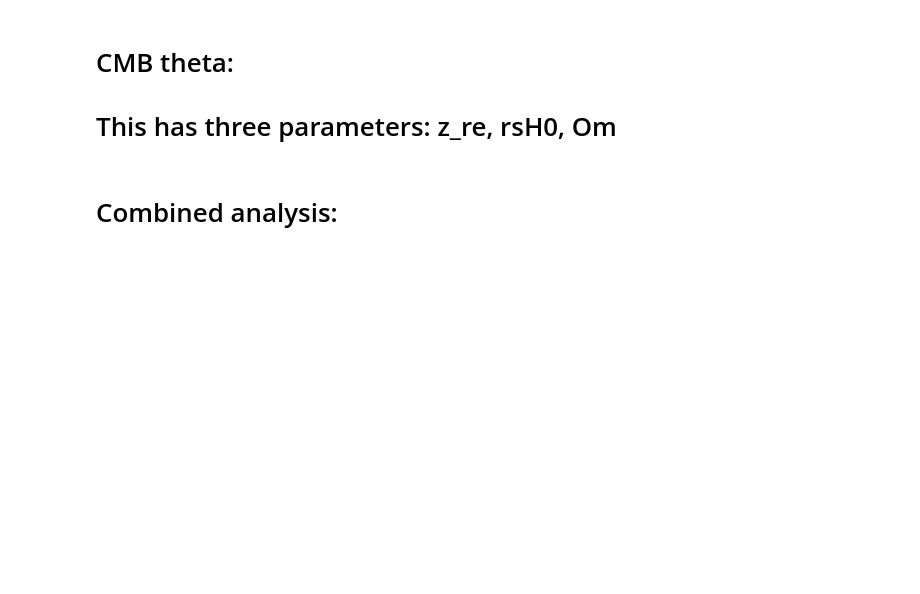
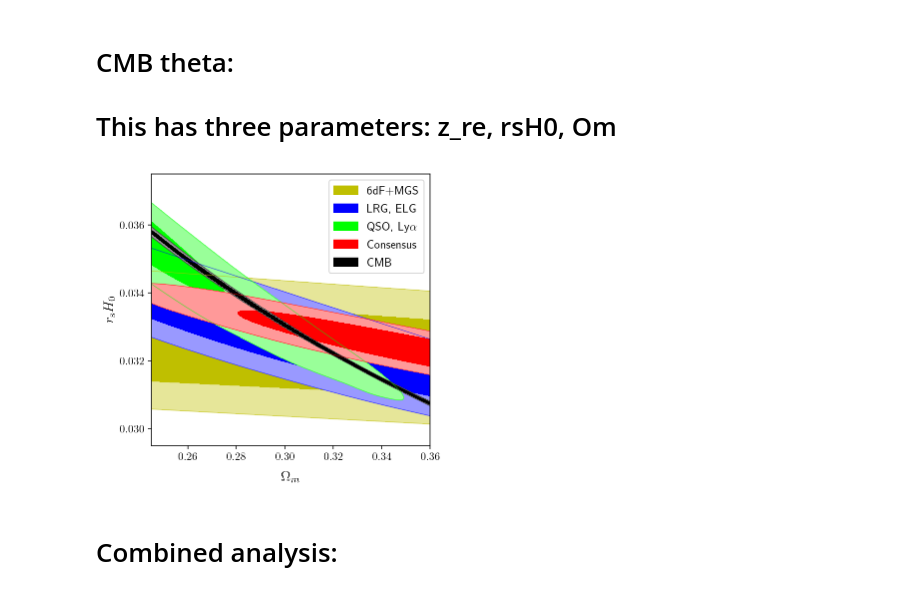
Before and after one commit to WeikangLin/CosmicStds, a Jupyter notebook: MCMC_cosmic_stds.ipynb, the cells around one changed output. Cells and saved outputs as stored; diff of their text form; code cells hidden in the pictures; blank space fills up the shorter version.

```diff
--- a/MCMC_cosmic_stds.ipynb
+++ b/MCMC_cosmic_stds.ipynb
@@ -236,14 +235,40 @@ samples_CMB = sampler_CMB.chain[:, 50:, :].reshape((-1, ndim))   #filter out fir
 
 np.savetxt(save_chain_file, samples_CMB, delimiter=',')
-# %%
-load_chain_file = save_chain_file  # choose file to load
-samples = np.loadtxt(load_chain_file,delimiter=",")
-names = ['zstar','rsH0', 'Omegam']    # put parameters here
-labels =  [r'$z_*$',r'$r_{\rm{s}}H_0$',r'$\Omega_m$']    # label parameters here
-MCsamples = MCSamples(samples=samples,names = names, labels = labels)
-g = plots.getSinglePlotter(width_inch=5, ratio=1)
-g.plot_2d([MCsamples], 'rsH0', 'Omegam', shaded=True)
-g.export(os.path.join(r'figures',r'CMB_rsH0_Om.pdf'))
+# %%
+g = plots.getSinglePlotter(width_inch=5, ratio=1)
+datasets = ['6df_MGS','DR16_LRG_ELG','qsarauto_lyaxqsar','DR12_consensus']
+for bao_dataset,color in zip(datasets,['y','b','lime','r']):
+    if bao_dataset=='DR16_LRG_ELG':
+        load_chain_file = 'chains/BAO_only/'+bao_dataset+'_walkers64_step4000.csv'
+    else:
+        load_chain_file = 'chains/BAO_only/'+bao_dataset+'_walkers64_step2000.csv'
+    samples = np.loadtxt(load_chain_file,delimiter=",")
+    names = [r'rdH0', 'omegam']    # put parameters here
+    labels =  [r'$r_{\rm{d}}H_0$',r'$\Omega_m$']    # label parameters here
+    MCsamples = MCSamples(samples=samples,names = names, labels = labels,
+                          ignore_rows=500,ranges={'omegam':[0.001,0.99]})
+    p = MCsamples.getParams()
+    MCsamples.addDerived(p.rdH0-5.9707175E-4, name='rsH0', label=r'r_{\rm{s}}H_0')
+    g.add_2d_contours(MCsamples, 'omegam', 'rsH0',color=color,filled=True)
+
+
+load_chain_file = 'CMB_theta/chains/CMB_walkers32_step6000.csv'
+samples = np.loadtxt(load_chain_file,delimiter=",")
+names = ['zstar','rsH0', 'omegam']    # put parameters here
+labels =  [r'z_*',r'r_{\rm{s}}H_0',r'\Omega_m']    # label parameters here
+MCsamples = MCSamples(samples=samples,names = names, labels = labels,
+                          ignore_rows=3000,ranges={'omegam':[0.01,0.99]})
+g.add_2d_contours(MCsamples, 'omegam', 'rsH0',filled=True,color='k')
+
+Pnames=getdist.paramnames.ParamList(names=names, labels=labels)
+g.set_xlabel(Pnames.names[2]); g.set_ylabel(Pnames.names[1])
+
+
+g.set_axes(lims=[0.245, 0.36, 0.0295, 0.0375])   # axis limits
+g.add_legend(['6dF+MGS','LRG, ELG',r'QSO, Ly$\alpha$','Consensus','CMB'])
+g.export(os.path.join(r'figures',r'Compare_rsH0_Om.pdf'))
+# %% [output]
+[figure, added]
 # %% [markdown]
 # Combined analysis:
 # %%
```
Also changed, not shown: parts of 33 cells of this notebook, 7 other files.
